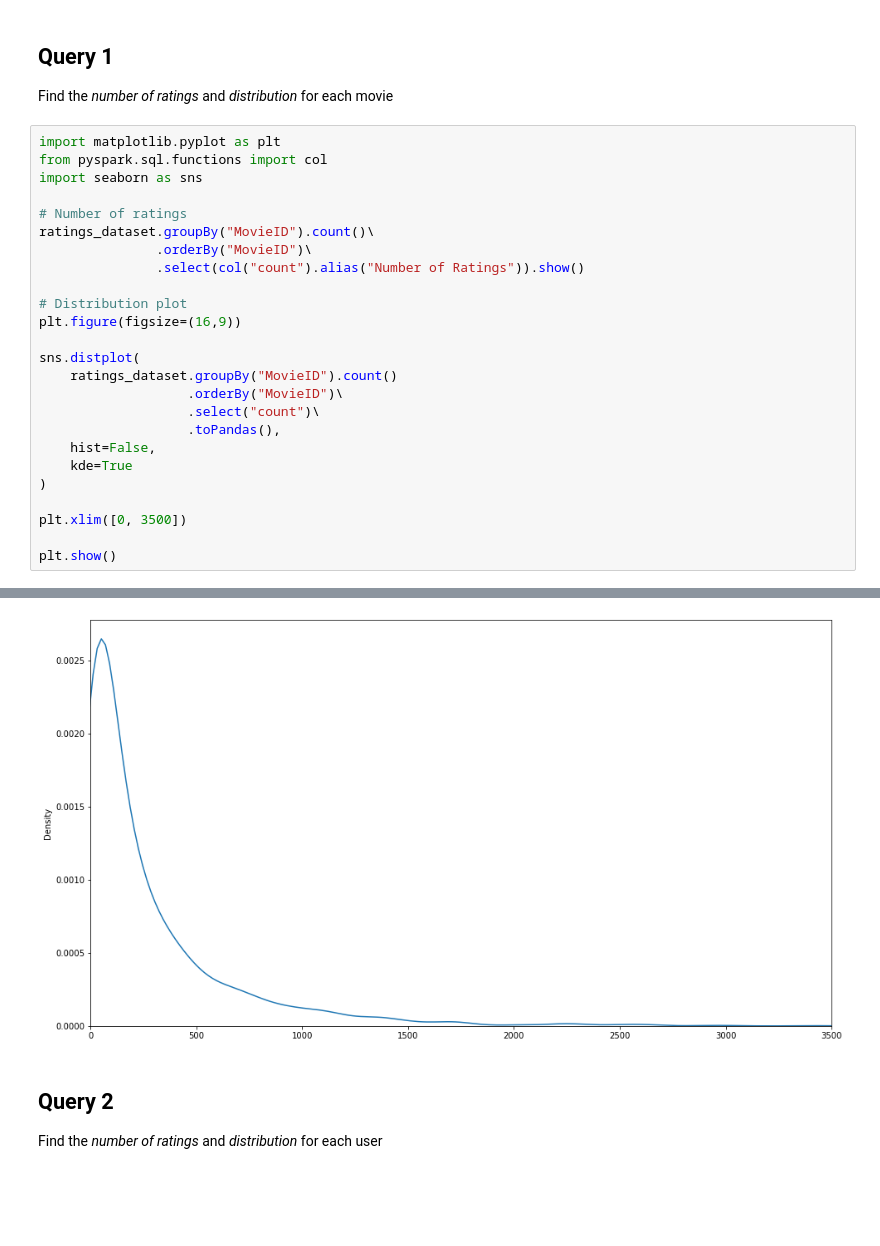
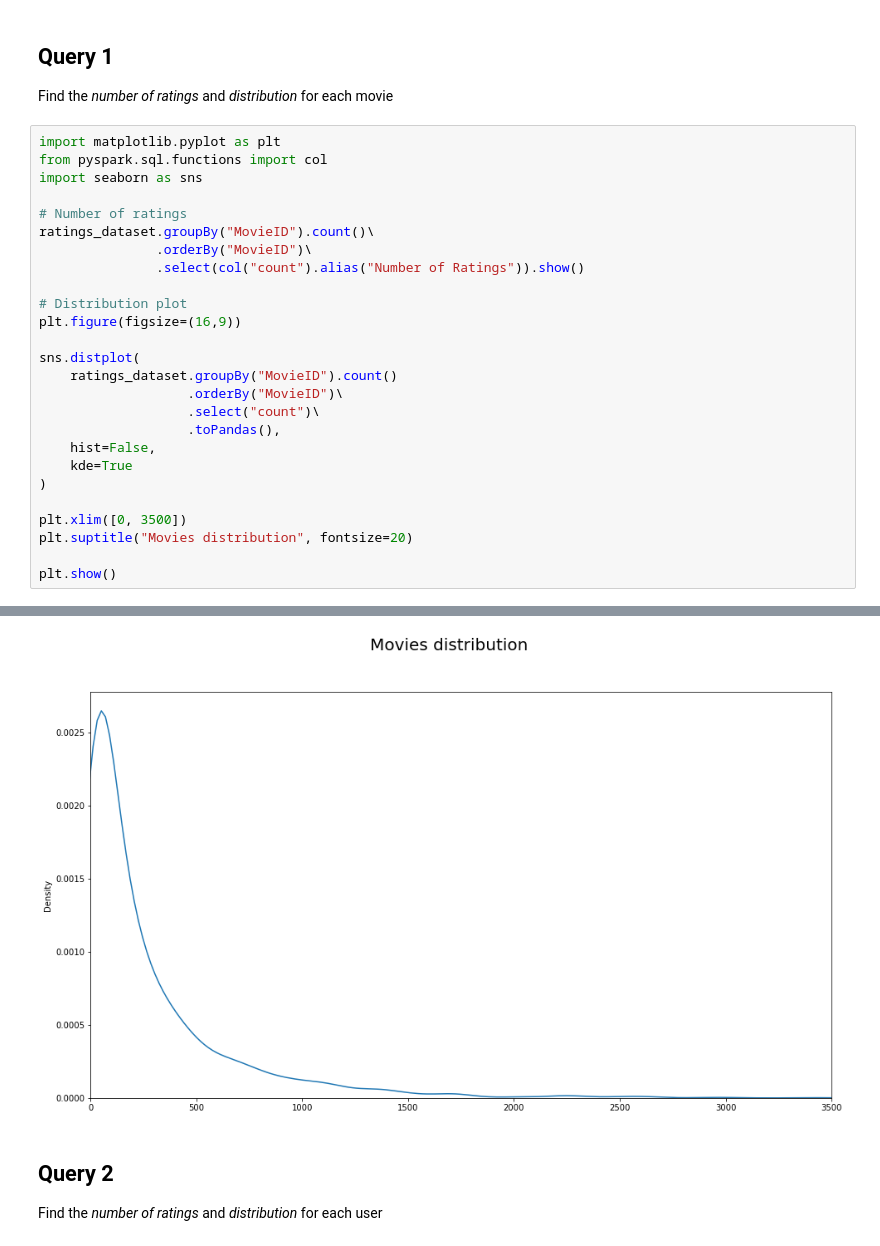
Before and after one commit to zetaemme/movielens_analysis, a Jupyter notebook: movielens.ipynb, the cells around one changed output, grey strips where cells are left out. Cells and saved outputs as stored; diff of their text form; blank space fills up the shorter version.

```diff
--- a/movielens.ipynb
+++ b/movielens.ipynb
@@ -105,6 +107,7 @@ sns.distplot(
 )
 
 plt.xlim([0, 3500])
+plt.suptitle("Movies distribution", fontsize=20)
 
 plt.show()
 # %% [output]
@@ -130,4 +133,4 @@ only showing top 20 rows
-[figure, old version]
+[figure, new version]
 # %% [markdown]
 ## Query 2
 Find the *number of ratings* and *distribution* for each user
```
Also changed, not shown: parts of 13 cells of this notebook, 4 other files.
